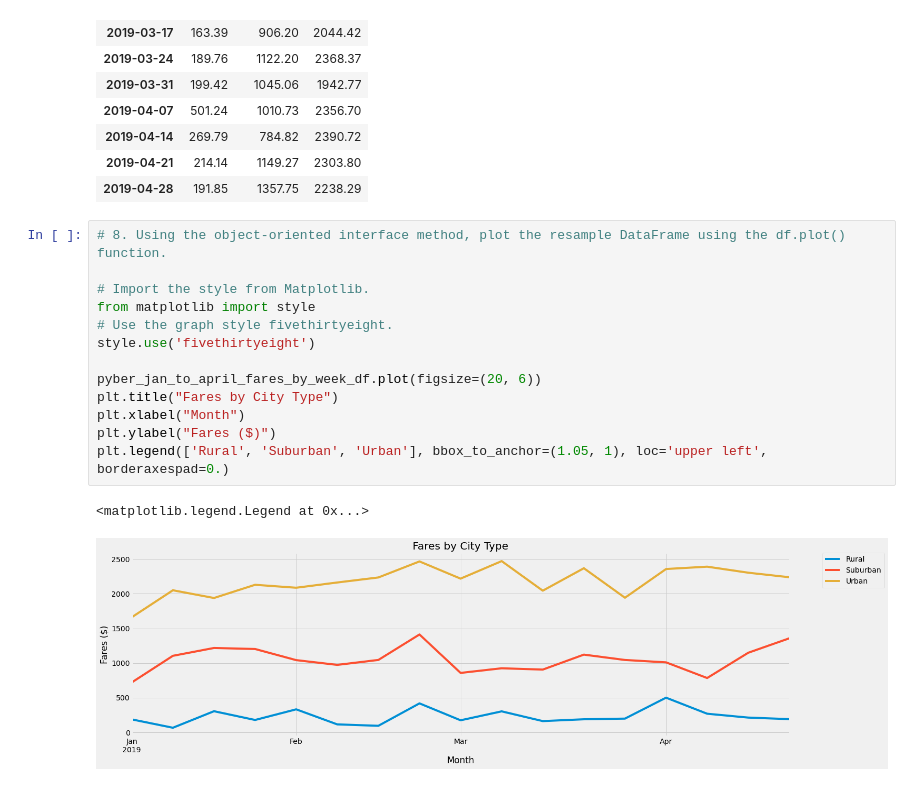
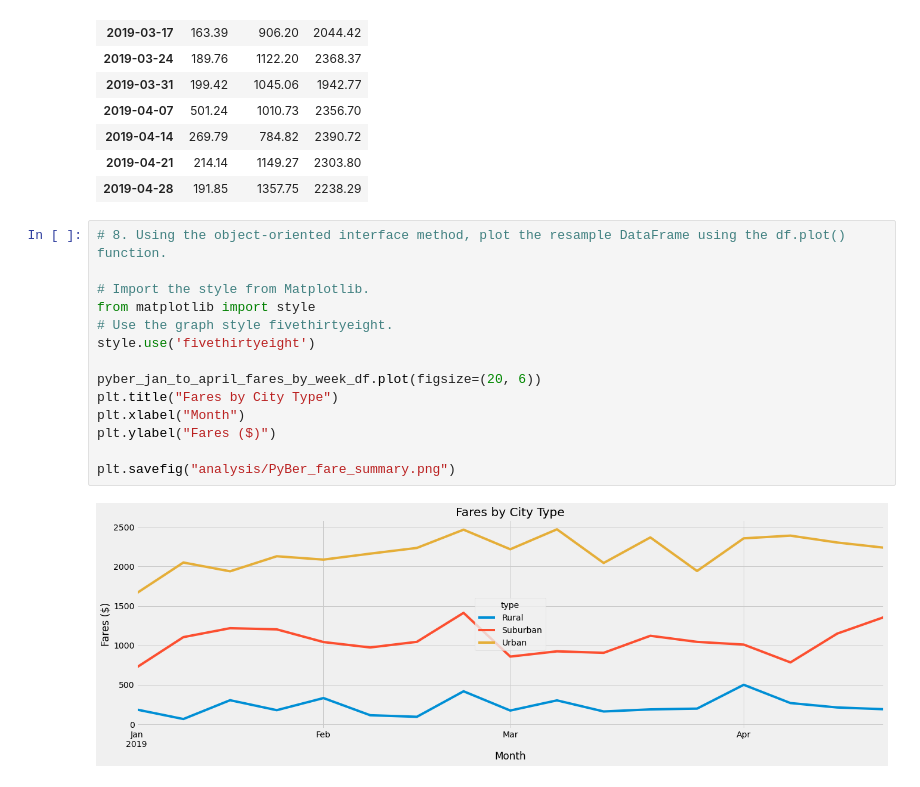
Before and after one commit to sjpozzuoli/PyBer_Analysis, a Jupyter notebook: PyBer_Challenge.ipynb, the cells around one changed output. Saved outputs shown, nothing was run; the diff lists cells and outputs as text.

```diff
--- a/PyBer_Challenge.ipynb
+++ b/PyBer_Challenge.ipynb
@@ -246,16 +246,16 @@ pyber_jan_to_april_fares_by_week_df
 # %%
 # 8. Using the object-oriented interface method, plot the resample DataFrame using the df.plot() function.
 
 # Import the style from Matplotlib.
 from matplotlib import style
 # Use the graph style fivethirtyeight.
 style.use('fivethirtyeight')
 
 pyber_jan_to_april_fares_by_week_df.plot(figsize=(20, 6))
 plt.title("Fares by City Type")
 plt.xlabel("Month")
 plt.ylabel("Fares ($)")
-plt.legend(['Rural', 'Suburban', 'Urban'], bbox_to_anchor=(1.05, 1), loc='upper left', borderaxespad=0.)
+
+plt.savefig("analysis/PyBer_fare_summary.png")
 # %% [output]
-<matplotlib.legend.Legend at 0x...>
-[figure, old version]
+[figure, new version]
```
